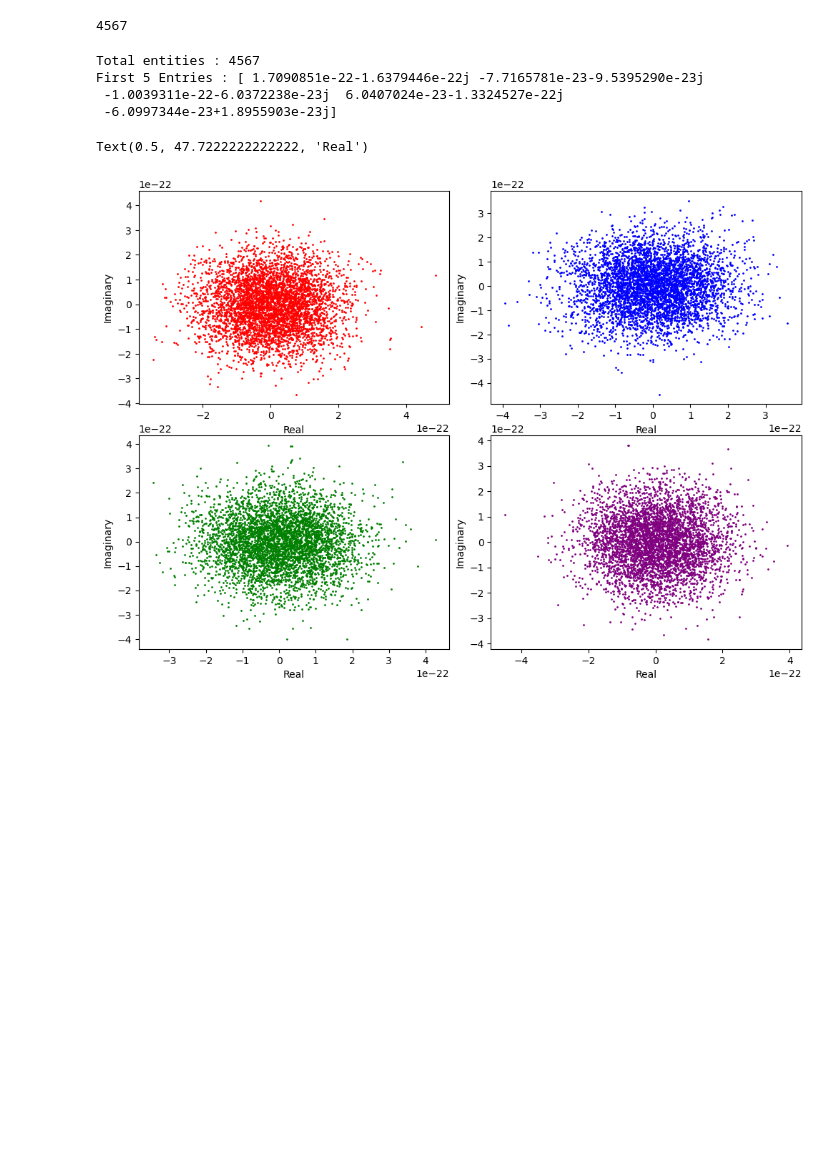
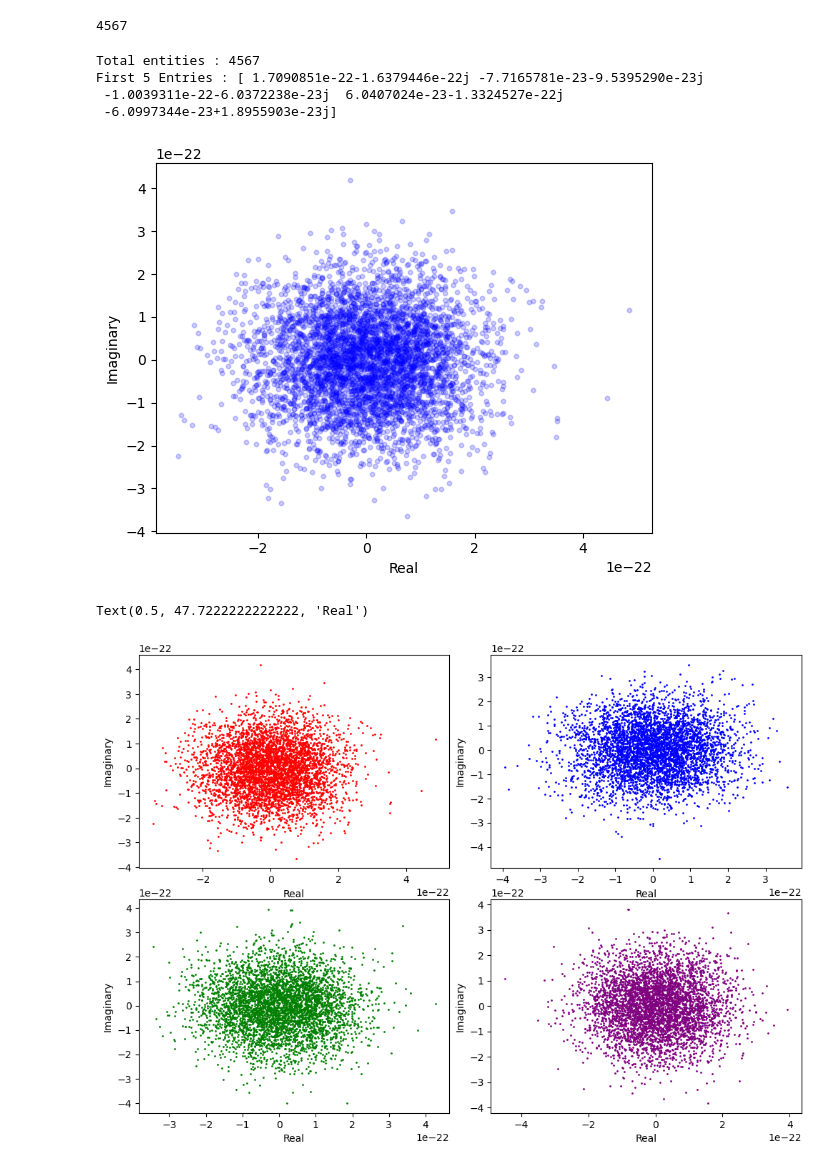
Before and after one commit to prikarsartam/GravWave-Analysis, a Jupyter notebook: 1.ipynb, the cells around one changed output. Saved outputs shown, nothing was run; the diff lists cells and outputs as text; code cells hidden in the pictures; blank space fills up the shorter version.

```diff
--- a/1.ipynb
+++ b/1.ipynb
@@ -134,19 +134,21 @@ First 5 Entries : [ 1.7090851e-22-1.6379446e-22j -7.7165781e-23-9.5395290e-23j
 # %%
 
 # plot the complex numbers
-plt.subplot(1,3,1)
-plt.figure().set_figheight(8)
-plt.figure().set_figwidth(6)
+# plt.subplot(1,3,1)
+# plt.figure().set_figheight(8)
+# plt.figure().set_figwidth(6)
 data = show(dataset['H1']['SFTs'])[0]
 # extract real part
 x = [ele.real for ele in data]
 # extract imaginary part
 y = [ele.imag for ele in data]
 
-plt.scatter(x, y, alpha=.1)
+plt.scatter(x, y, alpha=.2, color="blue",s=10)
 plt.ylabel('Imaginary')
 plt.xlabel('Real')
 plt.show()
+# %% [output]
+[figure, added]
 # %%
 
 #define subplots
```
Also changed, not shown: parts of 1 cell of this notebook.
